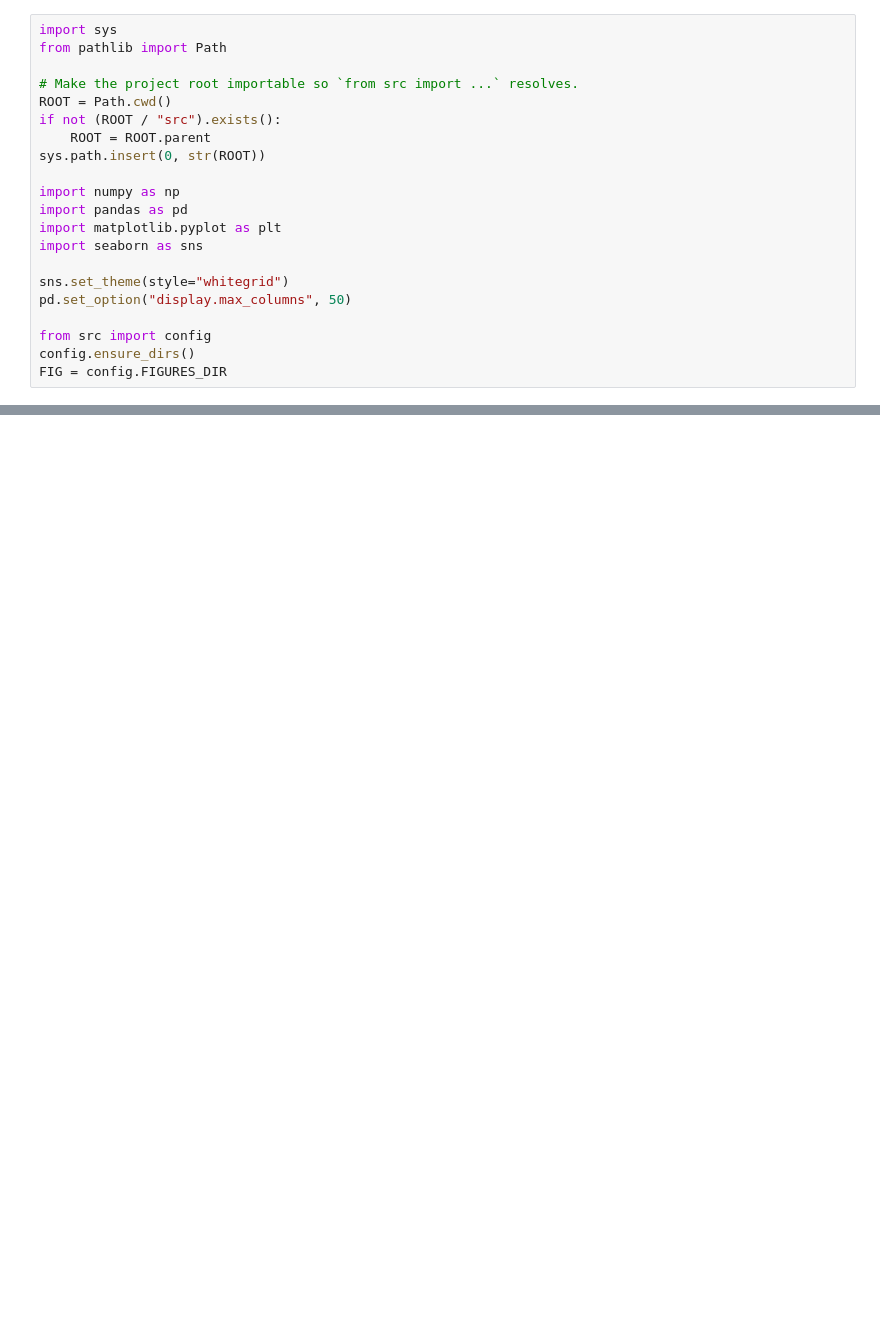
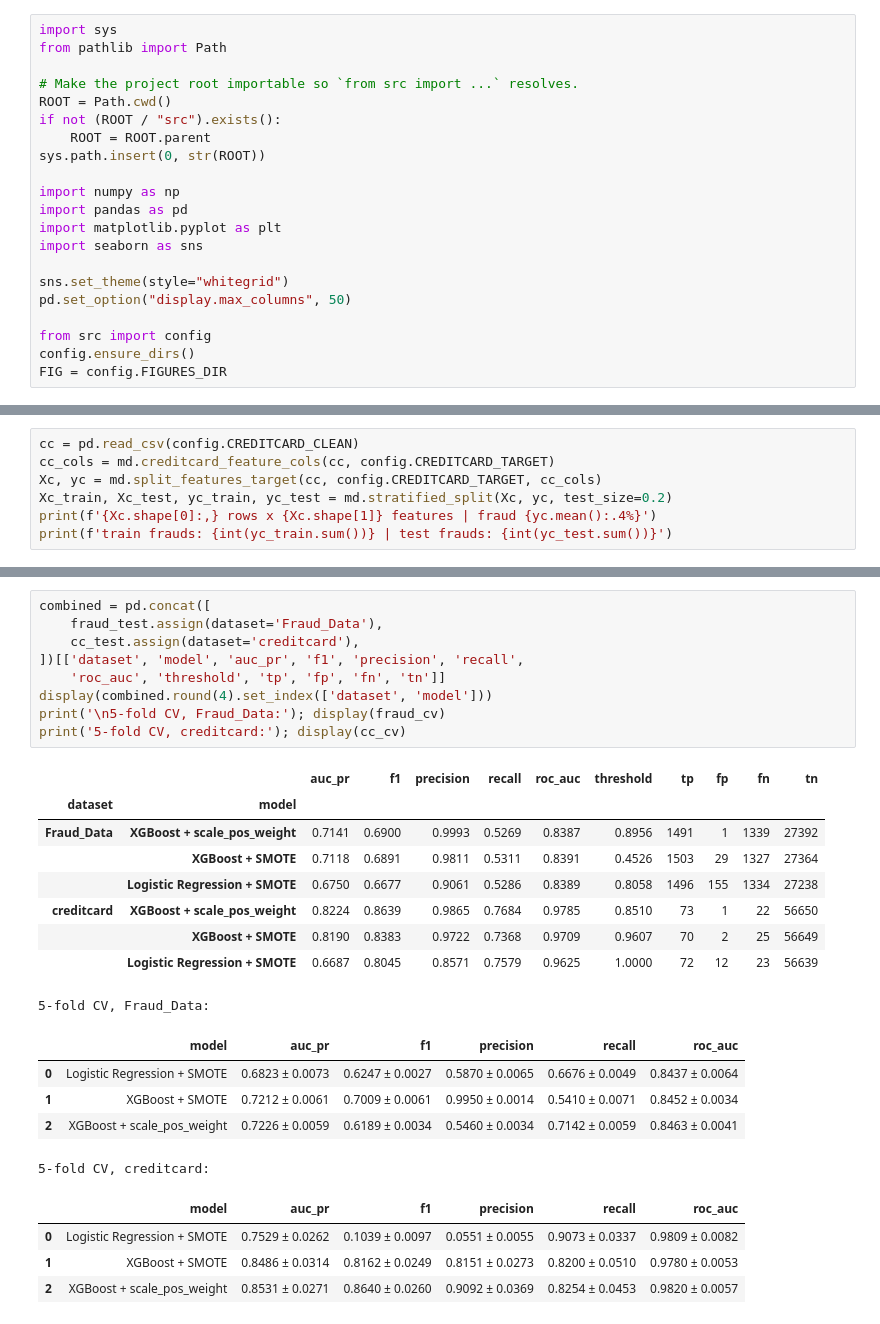
Before and after one commit to BytePhilosopher/fraud-detection, a Jupyter notebook: notebooks/modeling.ipynb, the cells around one changed output, grey strips where cells are left out. Cells and saved outputs as stored; diff of their text form; blank space fills up the shorter version.

```diff
--- a/notebooks/modeling.ipynb
+++ b/notebooks/modeling.ipynb
@@ -34,0 +325,7 @@ Scaffold ready — implement models in Task 2.
+# %%
+cc = pd.read_csv(config.CREDITCARD_CLEAN)
+cc_cols = md.creditcard_feature_cols(cc, config.CREDITCARD_TARGET)
+Xc, yc = md.split_features_target(cc, config.CREDITCARD_TARGET, cc_cols)
+Xc_train, Xc_test, yc_train, yc_test = md.stratified_split(Xc, yc, test_size=0.2)
+print(f'{Xc.shape[0]:,} rows x {Xc.shape[1]} features | fraud {yc.mean():.4%}')
+print(f'train frauds: {int(yc_train.sum())} | test frauds: {int(yc_test.sum())}')
@@ -34,0 +425,28 @@ Scaffold ready — implement models in Task 2.
+# %%
+combined = pd.concat([
+    fraud_test.assign(dataset='Fraud_Data'),
+    cc_test.assign(dataset='creditcard'),
+])[['dataset', 'model', 'auc_pr', 'f1', 'precision', 'recall',
+    'roc_auc', 'threshold', 'tp', 'fp', 'fn', 'tn']]
+display(combined.round(4).set_index(['dataset', 'model']))
+print('\n5-fold CV, Fraud_Data:'); display(fraud_cv)
+print('5-fold CV, creditcard:'); display(cc_cv)
+# %% [output]
+|  |  | auc_pr | f1 | precision | recall | roc_auc | threshold | tp | fp | fn | tn |
+| dataset | model |  |  |  |  |  |  |  |  |  |  |
+| Fraud_Data | XGBoost + scale_pos_weight | 0.7141 | 0.6900 | 0.9993 | 0.5269 | 0.8387 | 0.8956 | 1491 | 1 | 1339 | 27392 |
+|  | XGBoost + SMOTE | 0.7118 | 0.6891 | 0.9811 | 0.5311 | 0.8391 | 0.4526 | 1503 | 29 | 1327 | 27364 |
+|  | Logistic Regression + SMOTE | 0.6750 | 0.6677 | 0.9061 | 0.5286 | 0.8389 | 0.8058 | 1496 | 155 | 1334 | 27238 |
+| creditcard | XGBoost + scale_pos_weight | 0.8224 | 0.8639 | 0.9865 | 0.7684 | 0.9785 | 0.8510 | 73 | 1 | 22 | 56650 |
+|  | XGBoost + SMOTE | 0.8190 | 0.8383 | 0.9722 | 0.7368 | 0.9709 | 0.9607 | 70 | 2 | 25 | 56649 |
+|  | Logistic Regression + SMOTE | 0.6687 | 0.8045 | 0.8571 | 0.7579 | 0.9625 | 1.0000 | 72 | 12 | 23 | 56639 |
+5-fold CV, Fraud_Data:
+|  | model | auc_pr | f1 | precision | recall | roc_auc |
+| 0 | Logistic Regression + SMOTE | 0.6823 ± 0.0073 | 0.6247 ± 0.0027 | 0.5870 ± 0.0065 | 0.6676 ± 0.0049 | 0.8437 ± 0.0064 |
+| 1 | XGBoost + SMOTE | 0.7212 ± 0.0061 | 0.7009 ± 0.0061 | 0.9950 ± 0.0014 | 0.5410 ± 0.0071 | 0.8452 ± 0.0034 |
+| 2 | XGBoost + scale_pos_weight | 0.7226 ± 0.0059 | 0.6189 ± 0.0034 | 0.5460 ± 0.0034 | 0.7142 ± 0.0059 | 0.8463 ± 0.0041 |
+5-fold CV, creditcard:
+|  | model | auc_pr | f1 | precision | recall | roc_auc |
+| 0 | Logistic Regression + SMOTE | 0.7529 ± 0.0262 | 0.1039 ± 0.0097 | 0.0551 ± 0.0055 | 0.9073 ± 0.0337 | 0.9809 ± 0.0082 |
+| 1 | XGBoost + SMOTE | 0.8486 ± 0.0314 | 0.8162 ± 0.0249 | 0.8151 ± 0.0273 | 0.8200 ± 0.0510 | 0.9780 ± 0.0053 |
+| 2 | XGBoost + scale_pos_weight | 0.8531 ± 0.0271 | 0.8640 ± 0.0260 | 0.9092 ± 0.0369 | 0.8254 ± 0.0453 | 0.9820 ± 0.0057 |
```
Also changed, not shown: parts of 29 cells of this notebook, 25 other files.
